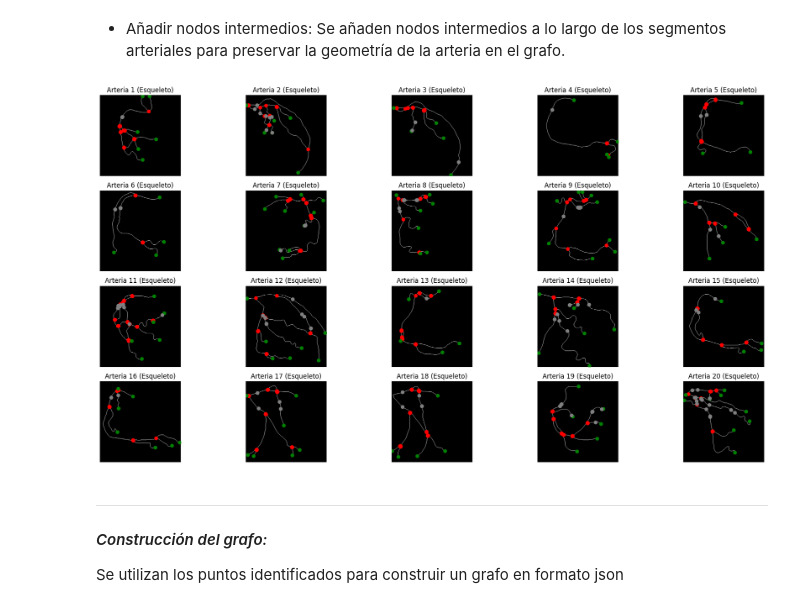
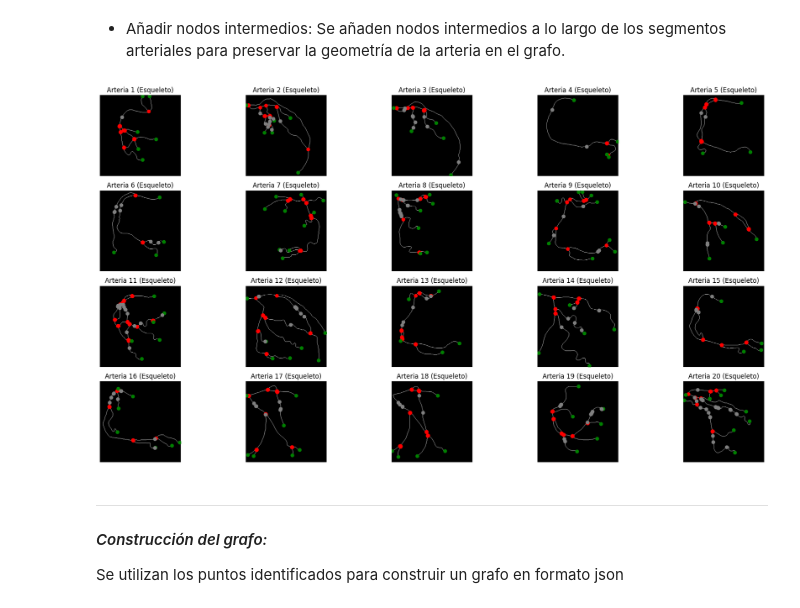
Before and after one commit to stefanoaragoni/Proyecto1_VisionComputadora, a Jupyter notebook: Problema2.ipynb, the cells around one changed output. Drawn from its saved outputs; the diff is of its cells as text; code cells hidden in the pictures.

```diff
--- a/Problema2.ipynb
+++ b/Problema2.ipynb
@@ -266,70 +266,64 @@ def add_intermediate_nodes(skeleton):
     return intermediate_nodes
 
 # Función para calcular los ángulos en cada punto del esqueleto
-def calculate_angles(skeleton, angle_threshold=20):
+def calculate_angles(skeleton, window_size=2, angle_threshold=1):
     angles = []
     points = np.argwhere(skeleton)  # Obtener las coordenadas de los píxeles del esqueleto
-    vectors = np.diff(points, axis=0)  # Calcular los vectores de dirección entre puntos consecutivos
 
-    # Inicializar el primer punto y vector para la comparación
-    prev_point = points[0]
-    prev_vector = vectors[0] if len(vectors) > 0 else None
+    # Use a sliding window to calculate the angle over a series of points for a smoother curve
+    for i in range(window_size, len(points) - window_size):
+        prev_point = points[i - window_size]
+        next_point = points[i + window_size]
 
-    for point, vector in zip(points[1:], vectors):
-        # Normalizar los vectores para calcular el ángulo coseno
-        unit_prev_vector = prev_vector / np.linalg.norm(prev_vector) if np.linalg.norm(prev_vector) else prev_vector
-        unit_vector = vector / np.linalg.norm(vector) if np.linalg.norm(vector) else vector
+        # Use the points at the window edges to form vectors
+        vector1 = points[i] - prev_point
+        vector2 = next_point - points[i]
 
-        # Calcular el producto punto y el ángulo coseno entre los vectores
-        dot_product = np.dot(unit_prev_vector, unit_vector)
-        # Asegurarse de que el producto punto esté en el rango válido [-1, 1]
-        dot_product = np.clip(dot_product, -1.0, 1.0)
-        angle = np.arccos(dot_product)
+        # Calculate the angle between the two vectors
+        angle = np.arccos(np.dot(vector1, vector2) / (np.linalg.norm(vector1) * np.linalg.norm(vector2)))
 
-        # Si el ángulo es significativo, entonces asumimos que hay un cambio de dirección
+        # Check if the angle exceeds the threshold
         if np.degrees(angle) > angle_threshold:
-            angles.append((prev_point, point, np.degrees(angle)))
-
-        # Actualizar el punto y vector previos
-        prev_point = point
-        prev_vector = vector
+            angles.append((prev_point, next_point, np.degrees(angle)))
 
     return angles
 
+
+# Mostar nodos intermedios
 
 completed_skeleton_images = []
 for skeleton, (bifurcations, endpoints) in zip(skeleton_images, analized_skeleton_images):
     visualized_image = add_intermediate_nodes(skeleton)
     completed_skeleton_images.append(visualized_image)
 
 # Mostrar las imágenes esqueletizadas con puntos de bifurcación y extremos
 num_rows = 4
 num_cols = 5
 fig, axes = plt.subplots(num_rows, num_cols, figsize=(20, 10))
 
 # Contador de subfiguras
 index = 0
 
 # Iterar sobre las imágenes esqueletizadas y mostrarlas en la cuadrícula
 for i in range(20):  # Asumiendo que hay 20 imágenes
     skeleton_image = skeleton_images[i]  # Esta es la imagen esqueletizada
     bifurcations, endpoints = analized_skeleton_images[i]   #bifuraciones y enpoints
     intermediate_nodes = completed_skeleton_images[i] # puntos intermdios
     axes[index // num_cols, index % num_cols].imshow(skeleton_image, cmap='gray')
     axes[index // num_cols, index % num_cols].scatter(*zip(*bifurcations), color='red')
     axes[index // num_cols, index % num_cols].scatter(*zip(*endpoints), color='green')
     axes[index // num_cols, index % num_cols].scatter(*zip(*intermediate_nodes), color='gray')
     axes[index // num_cols, index % num_cols].axis('off')
     axes[index // num_cols, index % num_cols].set_title(f'Arteria {i + 1} (Esqueleto)')
 
     # Aumentar el contador de subfiguras
     index += 1
 
 # Ajustar el espacio entre las subfiguras
 plt.tight_layout()
 plt.show()
 # %% [output]
-[figure, old version]
+[figure, new version]
 # %% [markdown]
 ---------
 
```
